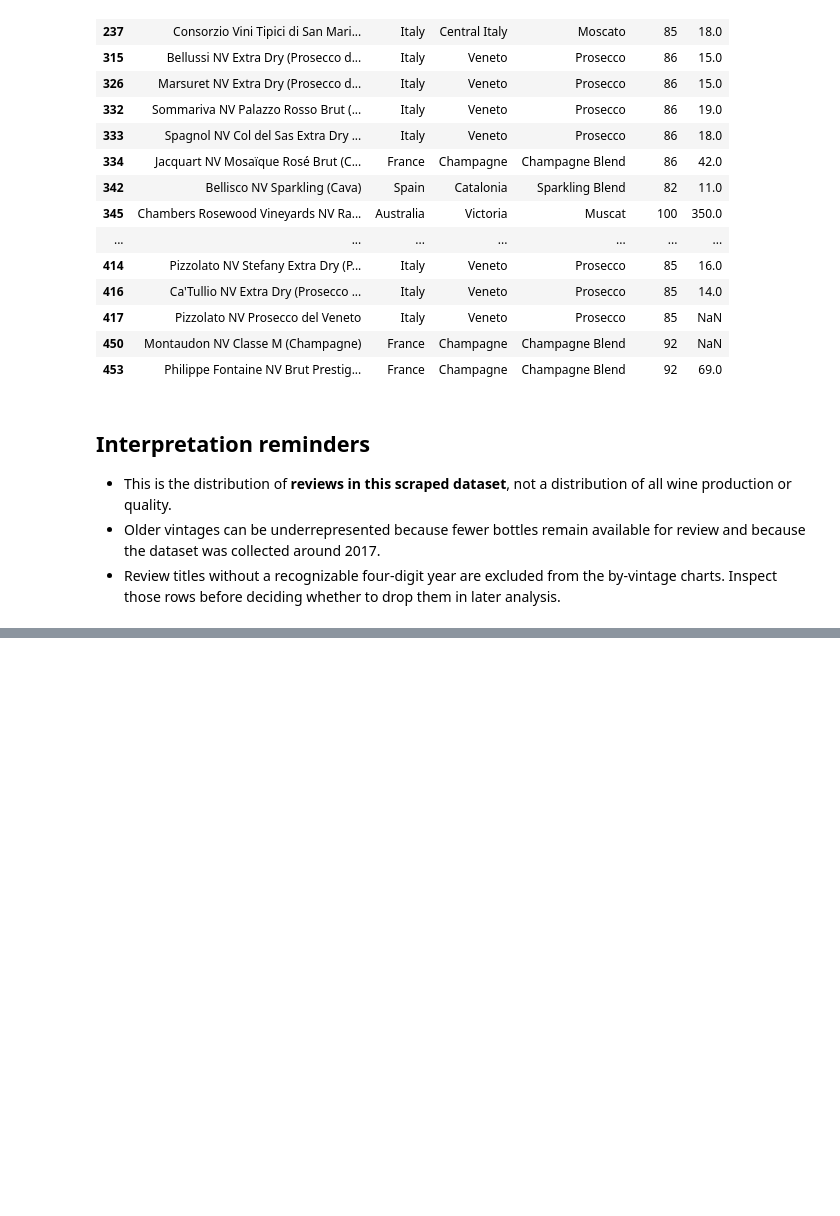
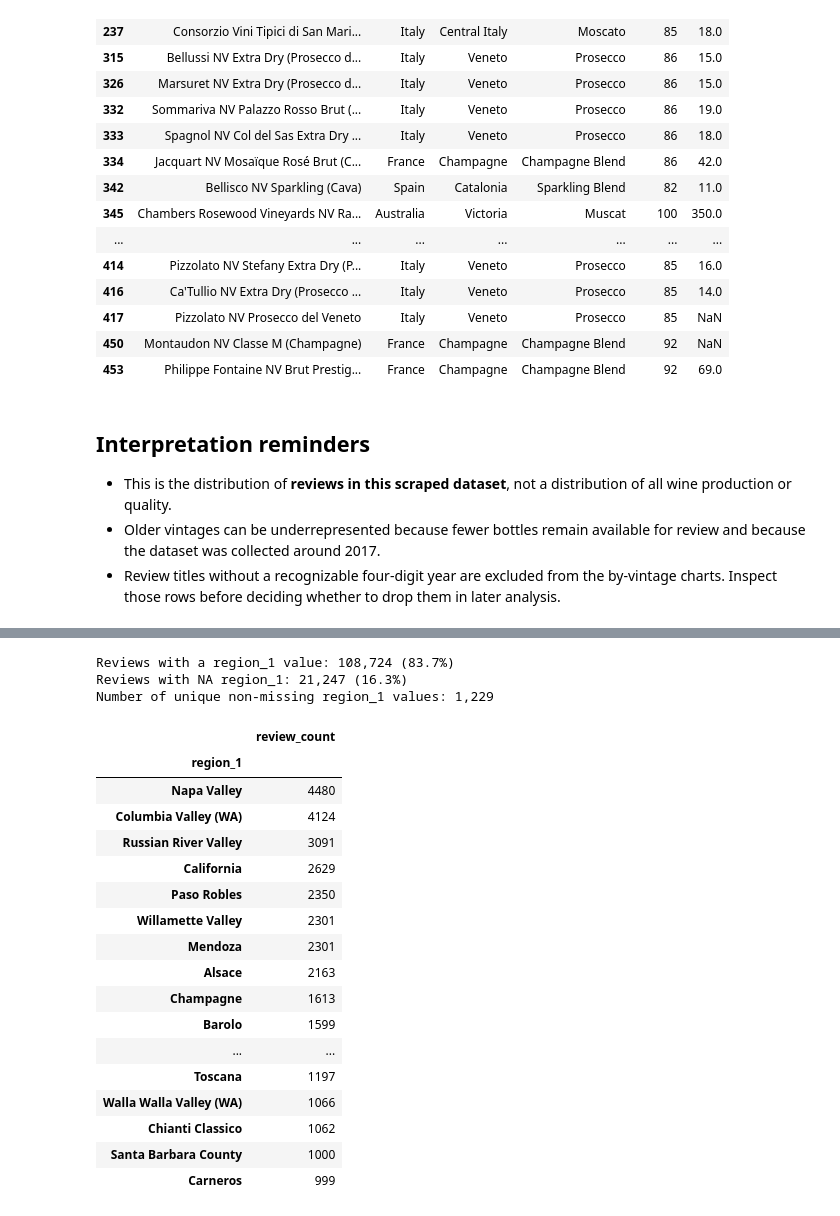
Before and after one commit to dylanhernandez1/DATA4401_Project3, a Jupyter notebook: Wine_Review_Vintage_Distribution.ipynb, the cells around one changed output, grey strips where cells are left out. Saved outputs shown, nothing was run; the diff lists cells and outputs as text; code cells hidden in the pictures; blank space fills up the shorter version.

```diff
--- a/Wine_Review_Vintage_Distribution.ipynb
+++ b/Wine_Review_Vintage_Distribution.ipynb
@@ -232,0 +238,39 @@ Percent of all reviews: 3.55%
+# %%
+# Count reviews per non-missing region, from most common to least common
+region_counts = (
+    reviews["region_1"]
+    .dropna()
+    .value_counts()
+    .rename("review_count")
+)
+
+missing_regions = reviews["region_1"].isna().sum()
+
+print(f"Reviews with a region_1 value: {len(reviews) - missing_regions:,} ({(1 - missing_regions / len(reviews)):.1%})")
+print(f"Reviews with NA region_1: {missing_regions:,} ({missing_regions / len(reviews):.1%})")
+print(f"Number of unique non-missing region_1 values: {region_counts.size:,}")
+
+# Display the most common regions as a table
+region_counts.head(20).to_frame()
+# %% [output]
+Reviews with a region_1 value: 108,724 (83.7%)
+Reviews with NA region_1: 21,247 (16.3%)
+Number of unique non-missing region_1 values: 1,229
+|  | review_count |
+| region_1 |  |
+| Napa Valley | 4480 |
+| Columbia Valley (WA) | 4124 |
+| Russian River Valley | 3091 |
+| California | 2629 |
+| Paso Robles | 2350 |
+| Willamette Valley | 2301 |
+| Mendoza | 2301 |
+| Alsace | 2163 |
+| Champagne | 1613 |
+| Barolo | 1599 |
+| ... | ... |
+| Toscana | 1197 |
+| Walla Walla Valley (WA) | 1066 |
+| Chianti Classico | 1062 |
+| Santa Barbara County | 1000 |
+| Carneros | 999 |
```
Also changed, not shown: parts of 4 cells of this notebook.
